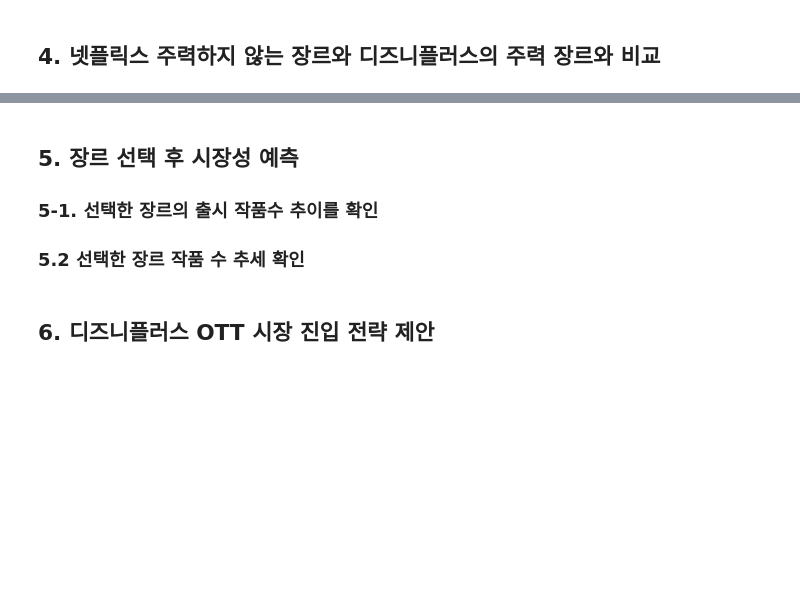
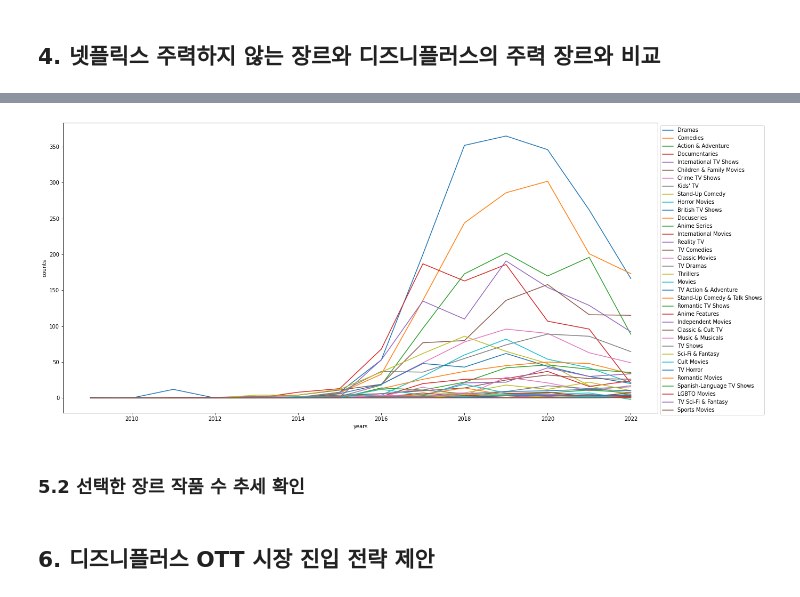
Before and after one commit to och9854/Datathon, a Jupyter notebook: Datathon (2).ipynb, the cells around one changed output, grey strips where cells are left out. Saved outputs shown, nothing was run; the diff lists cells and outputs as text; code cells hidden in the pictures; blank space fills up the shorter version.

```diff
--- a/Datathon (2).ipynb
+++ b/Datathon (2).ipynb
@@ -258,0 +555,8 @@ plt.show()
+# %%
+from sklearn.linear_model import LinearRegression
+import tensorflow as tf
+tf.random.set_seed(2)
+
+model = LinearRegression()
+
+model.fit(train_x, test_x) # (18 ~ 21)
@@ -258,0 +565,4 @@ plt.show()
+# %%
+pred = model.predict(train_Y) # 2018, 2019, 2020, 2021
+pred =list(pred) # 2022년의 데이터
+pred
@@ -258,0 +589,6 @@ plt.show()
+# %%
+# 장르별 분리 -> 연도별 counting
+
+
+empty_df.loc["2022"] = pred
+empty_df
@@ -259,6 +613,23 @@ plt.show()
+# %%
+# 수정한거
+year_list = [i for i in range(2009, 2023)]
+
+%matplotlib inline
+
+plt.figure(figsize = (20,10))
+
+for genre in genre_list:
+    plt.plot(year_list, empty_df[genre])
+
+
+plt.xlabel('years')
+plt.ylabel('counts')
+
+plt.legend(genre_list, bbox_to_anchor = (1,1))
+plt.show()
+# %% [output]
+[figure, added]
 # %% [markdown]
-## 5. 장르 선택 후 시장성 예측
-### 5-1. 선택한 장르의 출시 작품수 추이를 확인
 ### 5.2 선택한 장르 작품 수 추세 확인
 # %% [markdown]
 ## 6. 디즈니플러스 OTT 시장 진입 전략 제안
```
Also changed, not shown: parts of 37 cells of this notebook.
